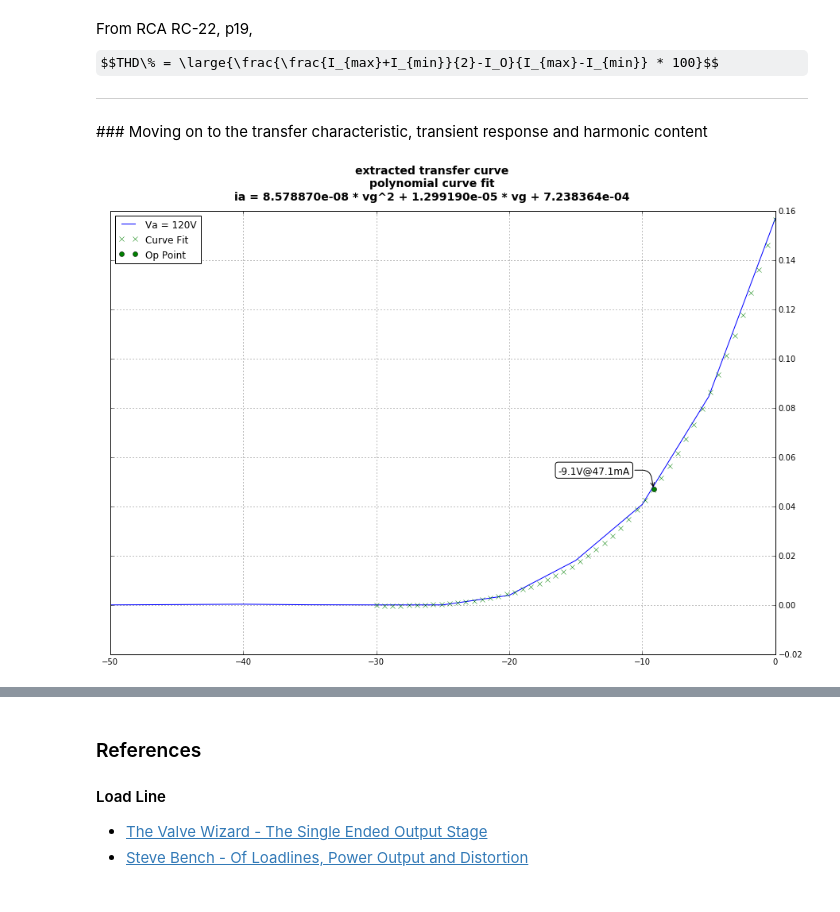
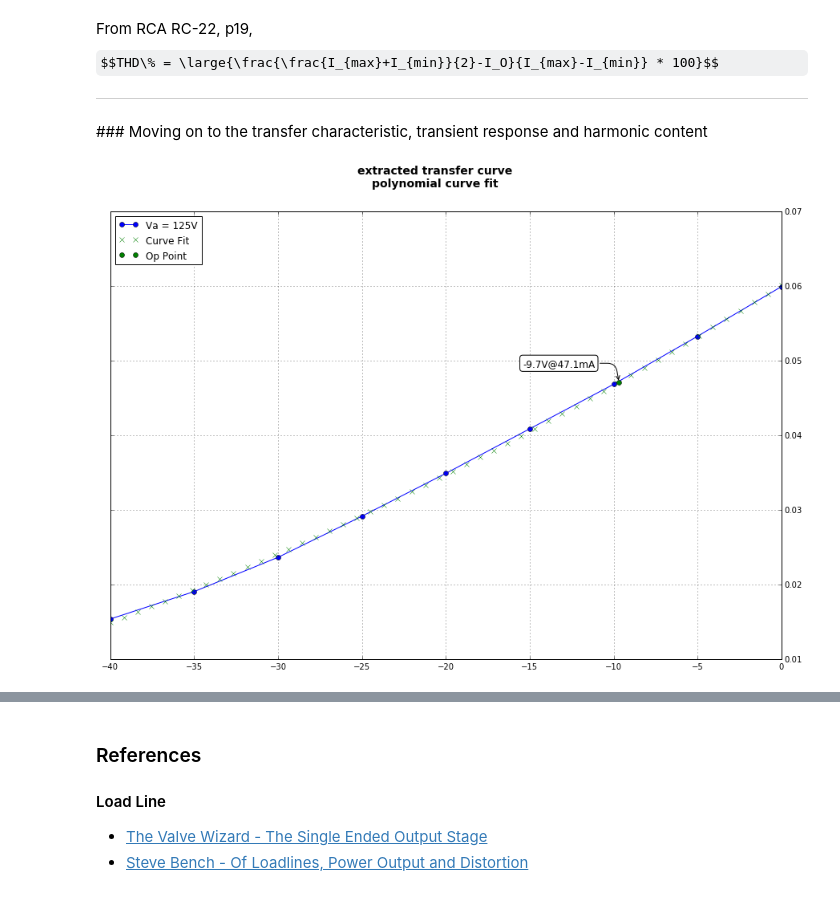
Before and after one commit to jilott/valvestudio, a Jupyter notebook: projects/mectron/triode/The Mectron Load Line - Triode.ipynb, the cells around one changed output, grey strips where cells are left out. Saved outputs shown, nothing was run; the diff lists cells and outputs as text; code cells hidden in the pictures; some formulas as TeX source.

```diff
--- a/projects/mectron/triode/The Mectron Load Line - Triode.ipynb
+++ b/projects/mectron/triode/The Mectron Load Line - Triode.ipynb
@@ -275,60 +275,58 @@ $$THD\% = \large{\frac{\frac{I_{max}+I_{min}}{2}-I_O}{I_{max}-I_{min}} * 100}$$
 <hr>
 ### Moving on to the transfer characteristic, transient response and harmonic content
 # %%
-from scipy.optimize import fsolve
-x = []
-for i in range(1,colcount):
-    x.append(float(colnames[i][:-1])) # getting grid voltages from column names
+xlimit = -40.0
 
 fig = plt.figure(figsize=(15, 10))
 
-for r in range(0,rowcount):
-    if abs(datasheetCurveData['PlateVoltage'][r] - Va) < 5:
-        y = []
-        for c in range(1,colcount):
-            i = datasheetCurveData[colnames[c]][r]
-            y.append(i)
-        plt.plot(x,y,label="Va = %.0fV"%datasheetCurveData['PlateVoltage'][r])
-        break
+x = []
+y = []
+for i in range(1,colcount):
+    if iaf[colnames[i]]['loadLineIntersectionV'] > 0:
+        x.append(float(colnames[i][:-1]))
+        y.append(iaf[colnames[i]]['loadLineIntersectionI'])
+
+plt.plot(x,y,label="Va = %.0fV"%Va,marker='o')
 
 plt.tick_params(axis='y', which='both', labelleft='off', labelright='on')
 plt.grid(True)
 
 '''
 for i in range(len(x)):
     print "%.6f,%0.6f"%(x[i],y[i])
+
 '''
 
-coeff = np.polyfit(x, y, 4)
+coeff = np.polyfit(x, y, 2) # changing the '2' has implications for the rest of notebook and js
 
 def func(x):
     global coeff,Ia
-    return coeff[0]*x*x*x*x+coeff[1]*x*x*x+coeff[2]*x*x+coeff[3]*x+coeff[4] - Ia
+    return coeff[0]*x*x+coeff[1]*x+coeff[2] - Ia
 
-title = "extracted transfer curve\npolynomial curve fit\nia = %0.6e * vg^2 + %0.6e * vg + %0.6e"%(coeff[0],coeff[1],coeff[2])
+title = "extracted transfer curve\npolynomial curve fit"
 
-x = np.linspace(-30,0)
-null = plt.plot(x,coeff[0]*x*x*x*x+coeff[1]*x*x*x+coeff[2]*x*x+coeff[3]*x+coeff[4],marker='x',label="Curve Fit",linestyle='None')
+x = np.linspace(xlimit,0)
+null = plt.plot(x,coeff[0]*x*x+coeff[1]*x+coeff[2],marker='x',label="Curve Fit",linestyle='None')
 
 # using the curve-fitted curve, find Vg at Ia
 Vg = fsolve(func,8.0)
 
 null = plt.annotate(s="%.1fV@%.1fmA"%(Vg,Ia*1000),
                         xy=(Vg,Ia),
                         xycoords='data',
                         xytext=(-120,20),
                         textcoords='offset points',
                         bbox=dict(boxstyle="round", fc="1.0"),
                         size=12,
                         arrowprops=dict(arrowstyle="->",
                                         connectionstyle="angle,angleA=0,angleB=100,rad=10"))
 
 null = plt.plot(Vg,Ia, 'or',label='Op Point',color='g')
 null = plt.suptitle(title,fontsize=14, fontweight='bold')
-
+null = plt.xlim([xlimit,0])
 null = plt.legend(loc='upper left')
 # %% [output]
-[figure, old version]
+[figure, new version]
 # %%
 from scipy import signal
 def plotTransient(vgamplitude):
```
Also changed, not shown: parts of 9 cells of this notebook, 9 other files.
